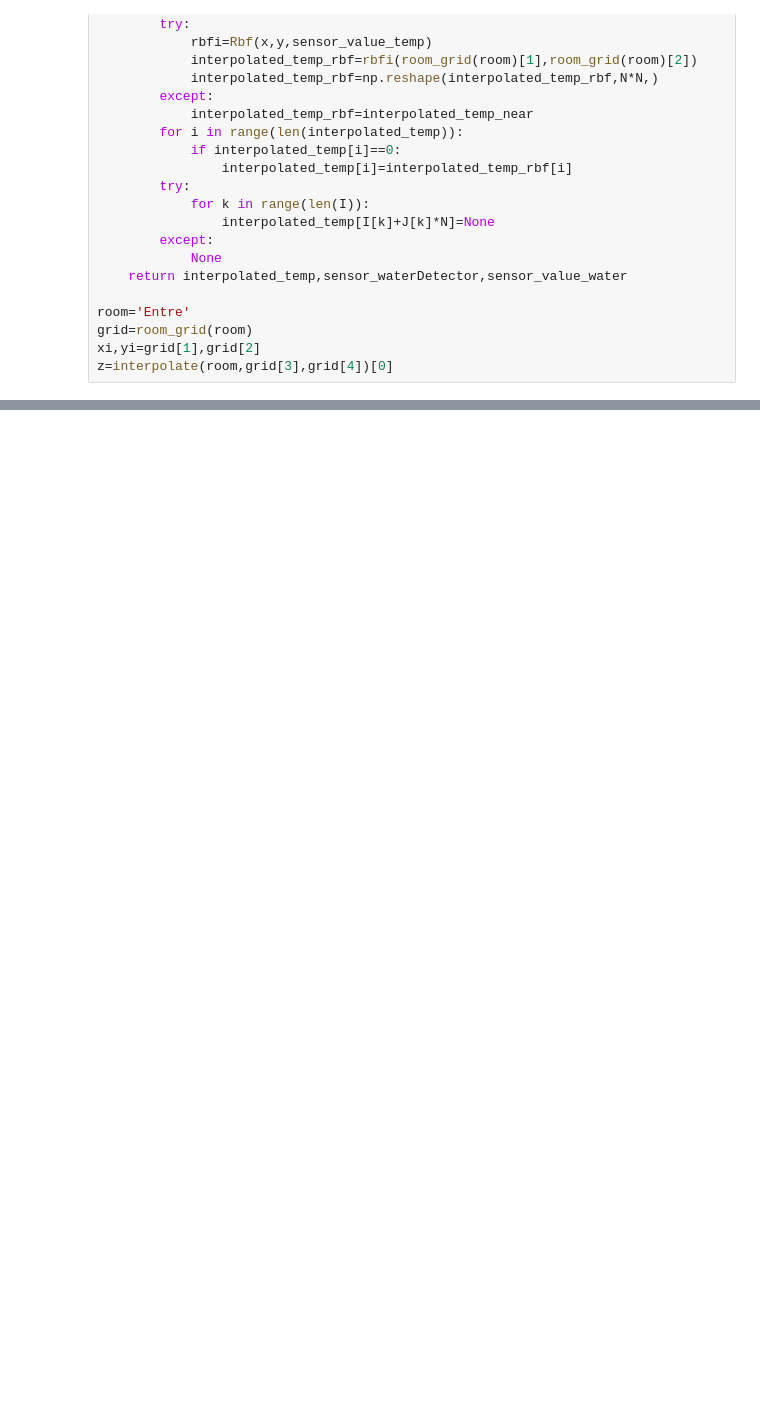
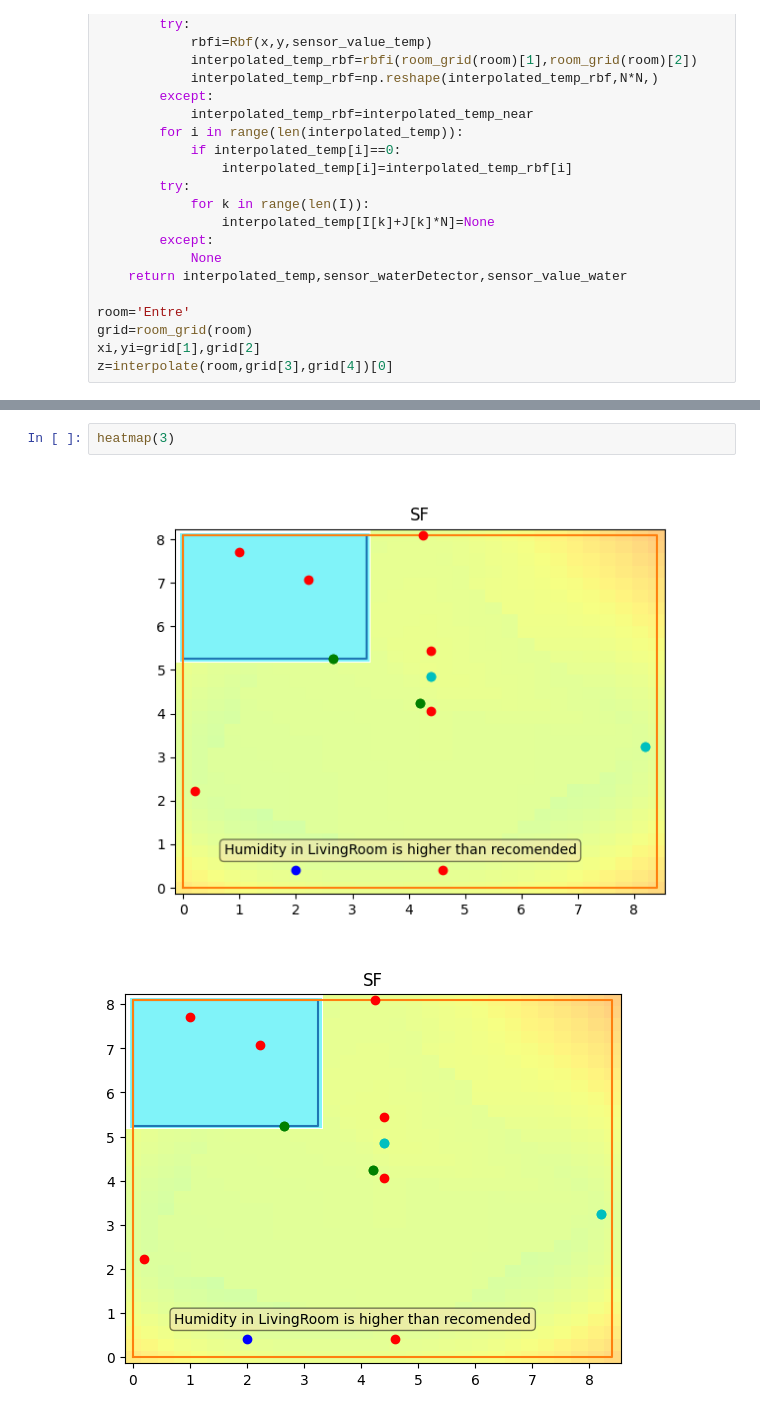
Before and after one commit to oskarhlm/VRDT---Smart-House, a Jupyter notebook: python/disruptive.ipynb, the cells around one changed output, grey strips where cells are left out. Saved outputs shown, nothing was run; the diff lists cells and outputs as text; blank space fills up the shorter version.

```diff
--- a/python/disruptive.ipynb
+++ b/python/disruptive.ipynb
@@ -434,0 +505,5 @@ Humidity in LivingRoom is higher than recomended 2LivingRoomCenterHumidity
+# %%
+heatmap(3)
+# %% [output]
+[figure, added]
+[figure, added]
```
Also changed, not shown: parts of 4 cells of this notebook, 8 other files.
